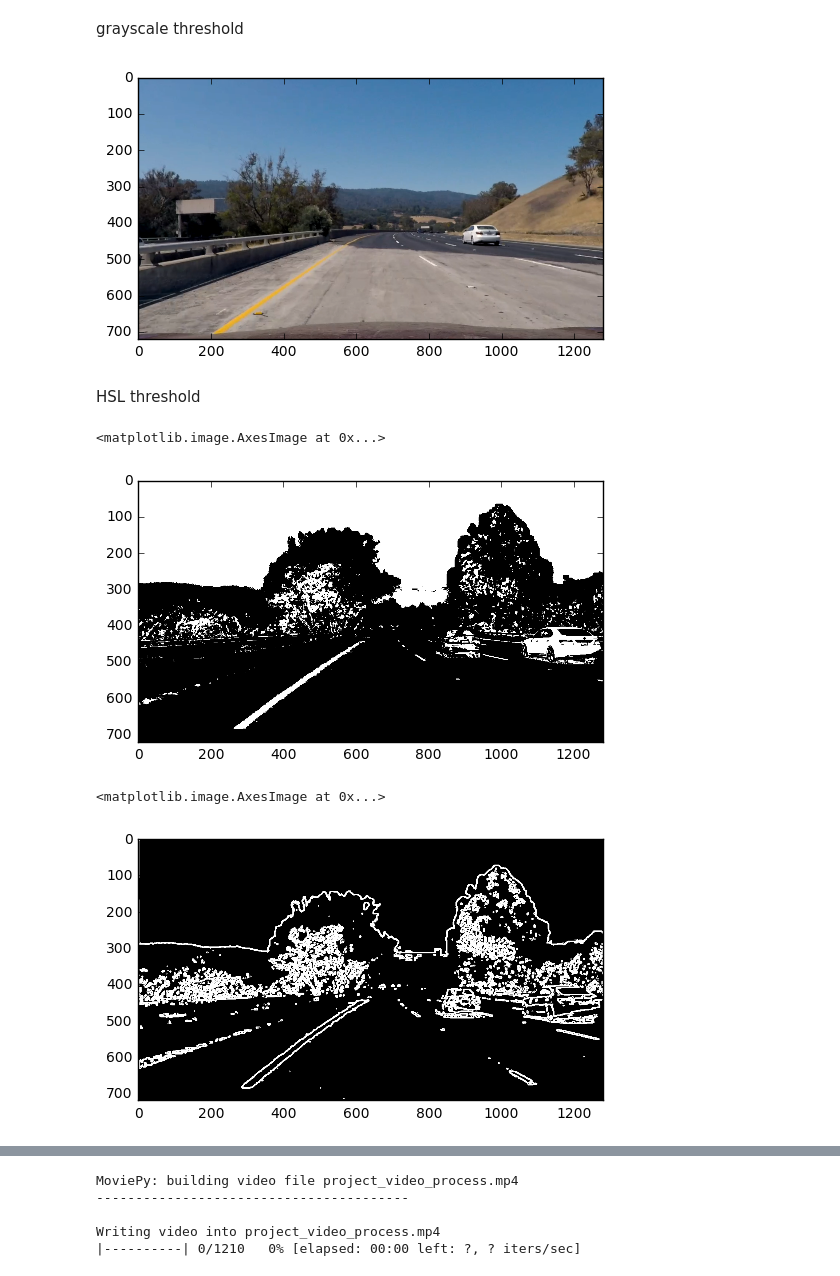
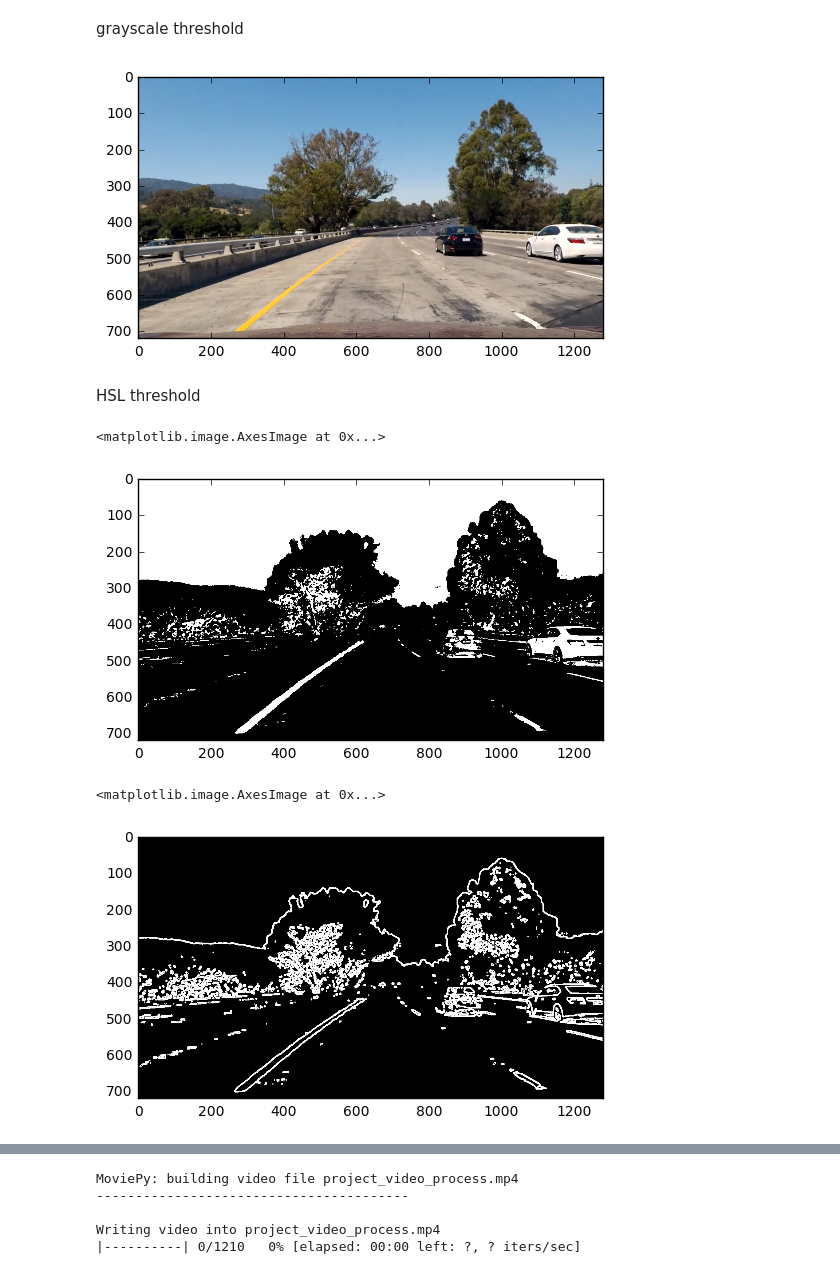
Before and after one commit to yifenghuang/Advanced-Lane-Lines, a Jupyter notebook: examples/example.ipynb, the cells around one changed output, grey strips where cells are left out. Cells and saved outputs as stored; diff of their text form; code cells hidden in the pictures.

```diff
--- a/examples/example.ipynb
+++ b/examples/example.ipynb
@@ -75,16 +75,16 @@ for file in image_files:
 grayscale threshold
 # %%
 #cell no.2
-img = cv2.imread("../test_images/t.png")
+img = cv2.imread("../test_images/test1.jpg")
 img = cv2.cvtColor(img, cv2.COLOR_BGR2RGB)
 
 img = cv2.undistort(img, mtx, dist, None, mtx)#undistort the image
 cv2.imwrite("../output_images/test1_undistorted.jpg",cv2.cvtColor(img, cv2.COLOR_RGB2BGR))
 
 
 plt.imshow(img);
 # %% [output]
-[figure, old version]
+[figure, new version]
 # %% [markdown]
 HSL threshold
 # %%
@@ -107,11 +107,11 @@ HSLA[(HSLt == 1) | (HSLt2 == 1)]=1
 plt.imshow(HSLA,'gray')
 # %% [output]
 <matplotlib.image.AxesImage at 0x...>
-[figure, old version]
+[figure, new version]
 # %%
 #cell no.4
-sobelx = cv2.Sobel(HSLt, cv2.CV_64F, 1, 0, ksize=7)
-sobely = cv2.Sobel(HSLt, cv2.CV_64F, 0, 1, ksize=7)
+sobelx = cv2.Sobel(HSLA, cv2.CV_64F, 1, 0, ksize=7)
+sobely = cv2.Sobel(HSLA, cv2.CV_64F, 0, 1, ksize=7)
 # Calculate the gradient magnitude
 gradmag = np.sqrt(sobelx**2 + sobely**2)
 #gradmag = sobelx
@@ -128,7 +128,7 @@ sxbinary[(gradmag >= thresh_min) & (gradmag <= thresh_max)] = 1
 plt.imshow(sxbinary,'gray')
 # %% [output]
 <matplotlib.image.AxesImage at 0x...>
-[figure, old version]
+[figure, new version]
 # %%
 #cell no.5
 plt.imshow(img)
```
Also changed, not shown: parts of 7 cells of this notebook, 5 other files.
